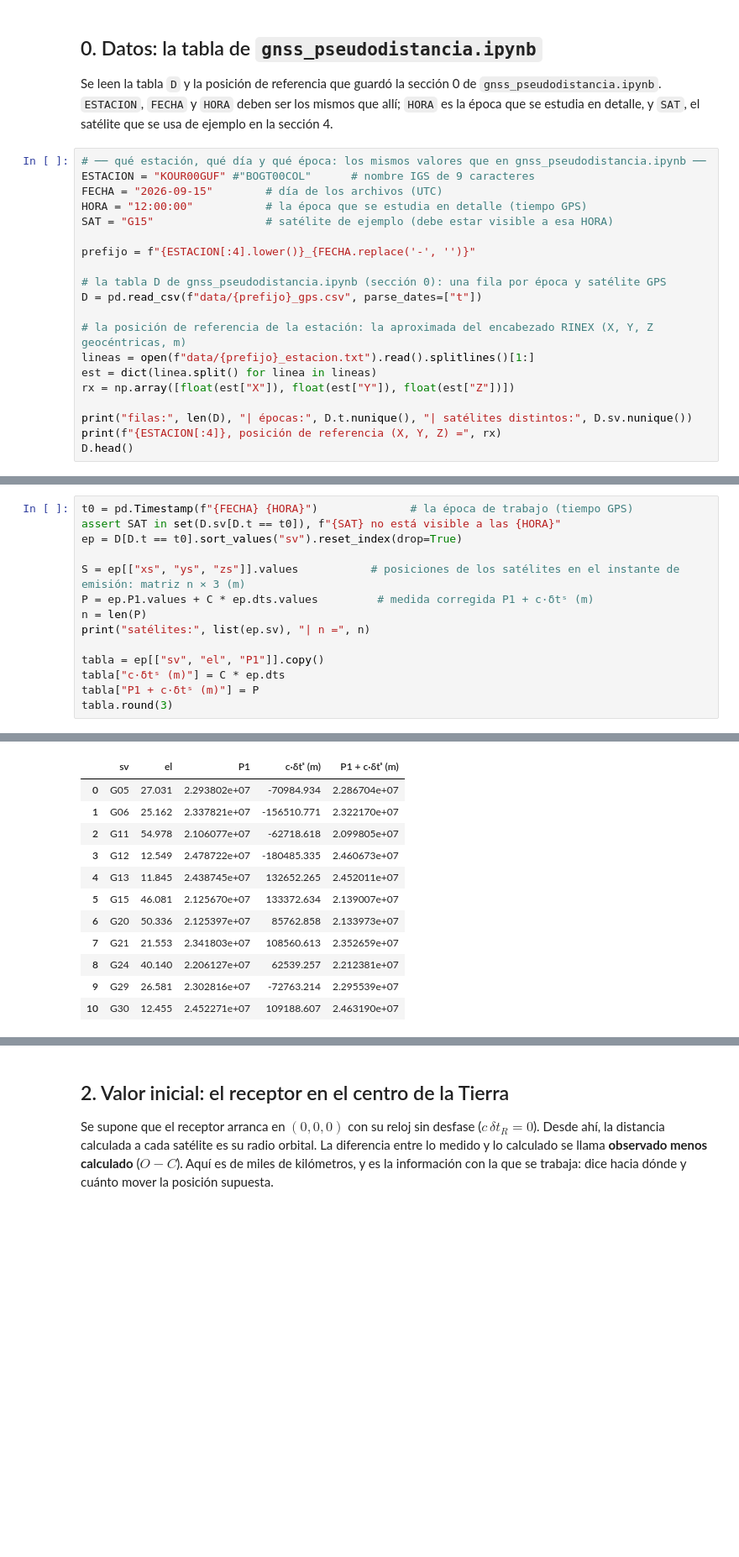
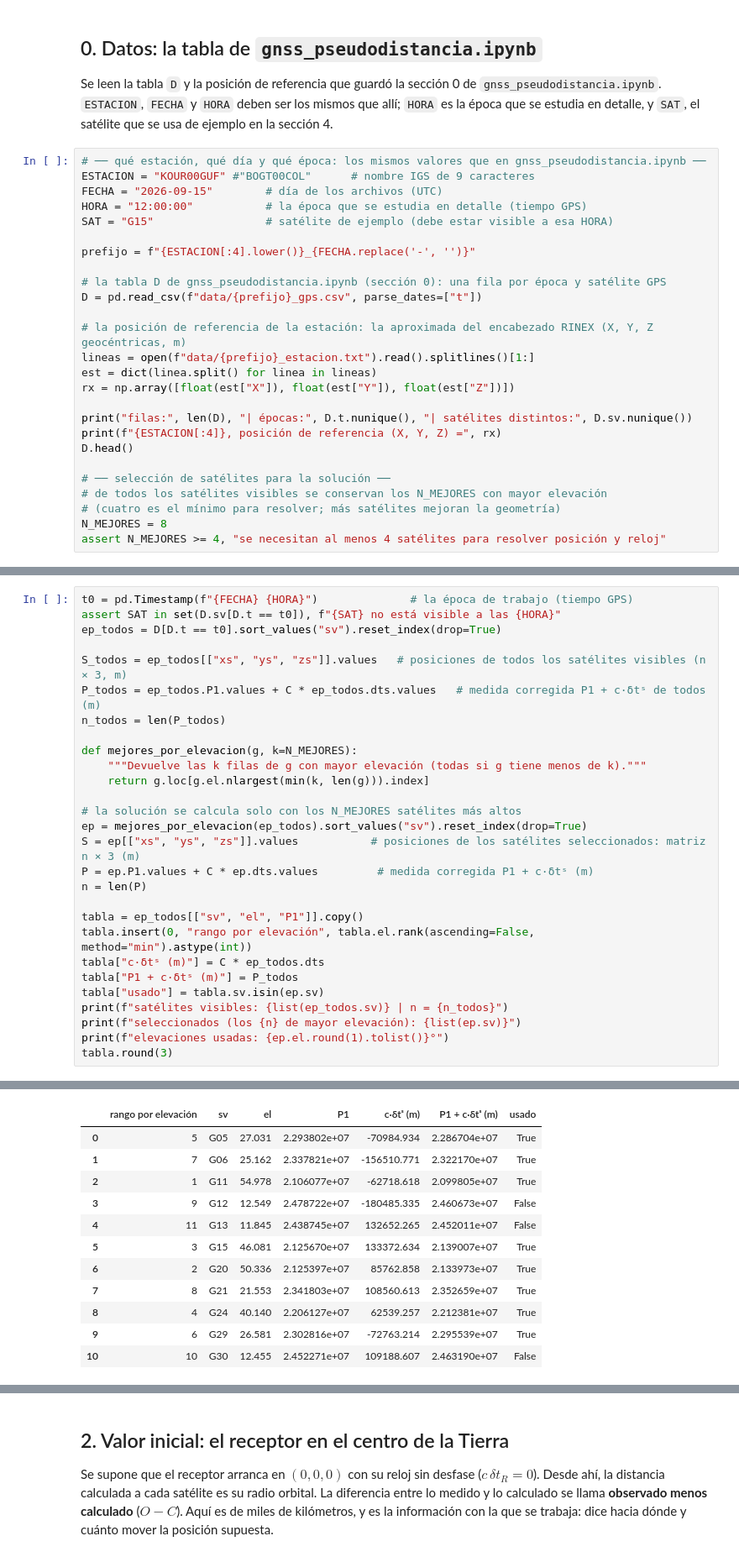
Before and after one commit to S4GC/Geopositioning-and-Navigation, a Jupyter notebook: GNSS/gnss_estimacion_posicion.ipynb, the cells around one changed output, grey strips where cells are left out. Shown at 84% size. Drawn from its saved outputs; the diff is of its cells as text; blank space fills up the shorter version.

```diff
--- a/GNSS/gnss_estimacion_posicion.ipynb
+++ b/GNSS/gnss_estimacion_posicion.ipynb
@@ -62,6 +62,12 @@ rx = np.array([float(est["X"]), float(est["Y"]), float(est["Z"])])
 print("filas:", len(D), "| épocas:", D.t.nunique(), "| satélites distintos:", D.sv.nunique())
 print(f"{ESTACION[:4]}, posición de referencia (X, Y, Z) =", rx)
 D.head()
+
+# ── selección de satélites para la solución ──
+# de todos los satélites visibles se conservan los N_MEJORES con mayor elevación
+# (cuatro es el mínimo para resolver; más satélites mejoran la geometría)
+N_MEJORES = 8
+assert N_MEJORES >= 4, "se necesitan al menos 4 satélites para resolver posición y reloj"
 # %% [output]
 filas: 34499 | épocas: 2880 | satélites distintos: 32
 KOUR, posición de referencia (X, Y, Z) = [ 3839591.4332 -5059567.5514   579956.9164]
@@ -93,15 +93,29 @@ Es la ecuación de la sección 12 de `gnss_pseudodistancia.ipynb`, sin los térm
 # %%
 t0 = pd.Timestamp(f"{FECHA} {HORA}")              # la época de trabajo (tiempo GPS)
 assert SAT in set(D.sv[D.t == t0]), f"{SAT} no está visible a las {HORA}"
-ep = D[D.t == t0].sort_values("sv").reset_index(drop=True)
+ep_todos = D[D.t == t0].sort_values("sv").reset_index(drop=True)
 
-S = ep[["xs", "ys", "zs"]].values           # posiciones de los satélites en el instante de emisión: matriz n × 3 (m)
+S_todos = ep_todos[["xs", "ys", "zs"]].values   # posiciones de todos los satélites visibles (n × 3, m)
+P_todos = ep_todos.P1.values + C * ep_todos.dts.values   # medida corregida P1 + c·δtˢ de todos (m)
+n_todos = len(P_todos)
+
+def mejores_por_elevacion(g, k=N_MEJORES):
+    """Devuelve las k filas de g con mayor elevación (todas si g tiene menos de k)."""
+    return g.loc[g.el.nlargest(min(k, len(g))).index]
+
+# la solución se calcula solo con los N_MEJORES satélites más altos
+ep = mejores_por_elevacion(ep_todos).sort_values("sv").reset_index(drop=True)
+S = ep[["xs", "ys", "zs"]].values           # posiciones de los satélites seleccionados: matriz n × 3 (m)
 P = ep.P1.values + C * ep.dts.values         # medida corregida P1 + c·δtˢ (m)
 n = len(P)
-print("satélites:", list(ep.sv), "| n =", n)
 
-tabla = ep[["sv", "el", "P1"]].copy()
-tabla["c·δtˢ (m)"] = C * ep.dts
-tabla["P1 + c·δtˢ (m)"] = P
+tabla = ep_todos[["sv", "el", "P1"]].copy()
+tabla.insert(0, "rango por elevación", tabla.el.rank(ascending=False, method="min").astype(int))
+tabla["c·δtˢ (m)"] = C * ep_todos.dts
+tabla["P1 + c·δtˢ (m)"] = P_todos
+tabla["usado"] = tabla.sv.isin(ep.sv)
+print(f"satélites visibles: {list(ep_todos.sv)} | n = {n_todos}")
+print(f"seleccionados (los {n} de mayor elevación): {list(ep.sv)}")
+print(f"elevaciones usadas: {ep.el.round(1).tolist()}°")
 tabla.round(3)
 # %% [output]
@@ -109,12 +125,12 @@ satélites: ['G05', 'G06', 'G11', 'G12', 'G13', 'G15', 'G20', 'G21', 'G24', 'G29
-|  | sv | el | P1 | c·δtˢ (m) | P1 + c·δtˢ (m) |
-| 0 | G05 | 27.031 | 2.293802e+07 | -70984.934 | 2.286704e+07 |
-| 1 | G06 | 25.162 | 2.337821e+07 | -156510.771 | 2.322170e+07 |
-| 2 | G11 | 54.978 | 2.106077e+07 | -62718.618 | 2.099805e+07 |
-| 3 | G12 | 12.549 | 2.478722e+07 | -180485.335 | 2.460673e+07 |
-| 4 | G13 | 11.845 | 2.438745e+07 | 132652.265 | 2.452011e+07 |
-| 5 | G15 | 46.081 | 2.125670e+07 | 133372.634 | 2.139007e+07 |
-| 6 | G20 | 50.336 | 2.125397e+07 | 85762.858 | 2.133973e+07 |
-| 7 | G21 | 21.553 | 2.341803e+07 | 108560.613 | 2.352659e+07 |
-| 8 | G24 | 40.140 | 2.206127e+07 | 62539.257 | 2.212381e+07 |
-| 9 | G29 | 26.581 | 2.302816e+07 | -72763.214 | 2.295539e+07 |
-| 10 | G30 | 12.455 | 2.452271e+07 | 109188.607 | 2.463190e+07 |
+|  | rango por elevación | sv | el | P1 | c·δtˢ (m) | P1 + c·δtˢ (m) | usado |
+| 0 | 5 | G05 | 27.031 | 2.293802e+07 | -70984.934 | 2.286704e+07 | True |
+| 1 | 7 | G06 | 25.162 | 2.337821e+07 | -156510.771 | 2.322170e+07 | True |
+| 2 | 1 | G11 | 54.978 | 2.106077e+07 | -62718.618 | 2.099805e+07 | True |
+| 3 | 9 | G12 | 12.549 | 2.478722e+07 | -180485.335 | 2.460673e+07 | False |
+| 4 | 11 | G13 | 11.845 | 2.438745e+07 | 132652.265 | 2.452011e+07 | False |
+| 5 | 3 | G15 | 46.081 | 2.125670e+07 | 133372.634 | 2.139007e+07 | True |
+| 6 | 2 | G20 | 50.336 | 2.125397e+07 | 85762.858 | 2.133973e+07 | True |
+| 7 | 8 | G21 | 21.553 | 2.341803e+07 | 108560.613 | 2.352659e+07 | True |
+| 8 | 4 | G24 | 40.140 | 2.206127e+07 | 62539.257 | 2.212381e+07 | True |
+| 9 | 6 | G29 | 26.581 | 2.302816e+07 | -72763.214 | 2.295539e+07 | True |
+| 10 | 10 | G30 | 12.455 | 2.452271e+07 | 109188.607 | 2.463190e+07 | False |
```
Also changed, not shown: parts of 37 cells of this notebook.
